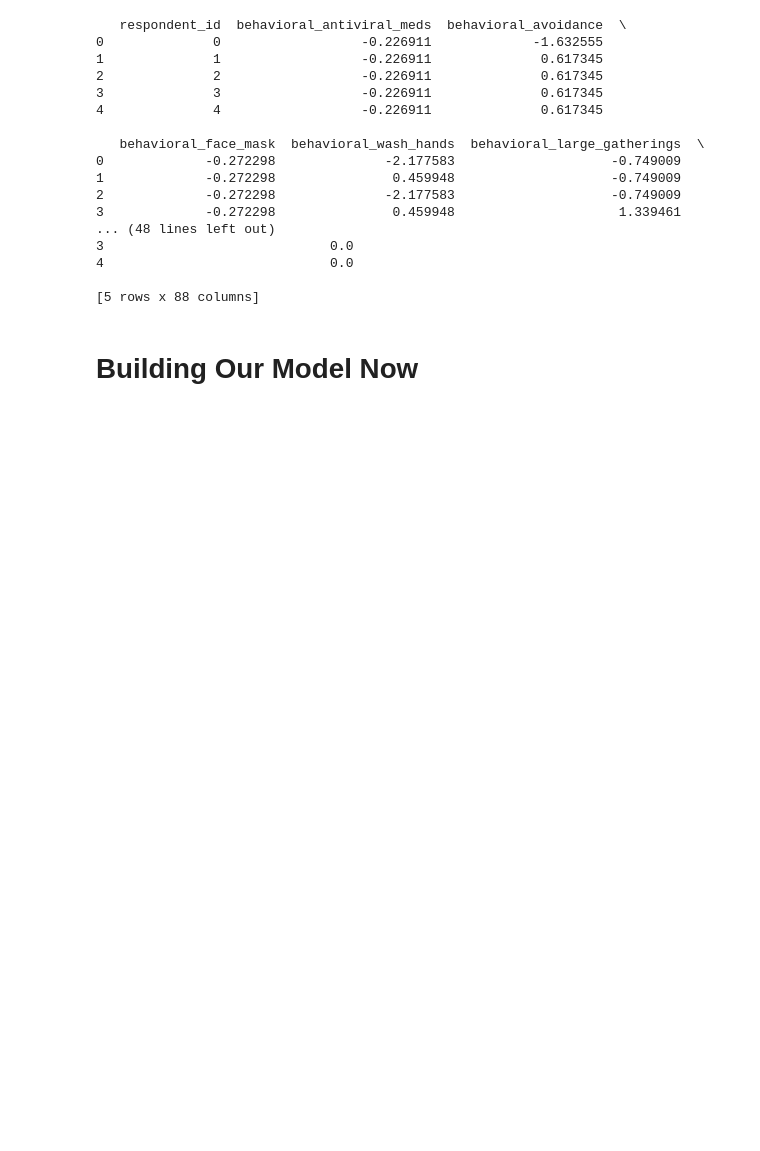
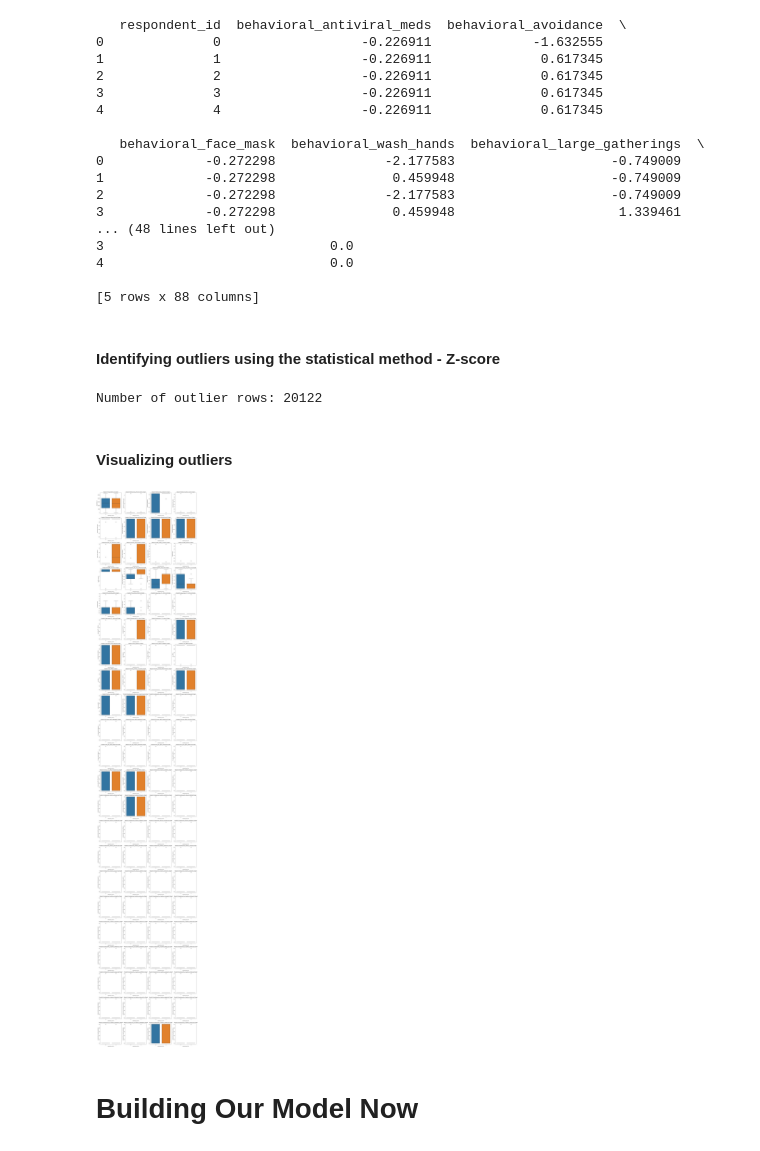
Before and after one commit to matjoee/dsc-final-project-phase-3, a Jupyter notebook: index.ipynb, the cells around one changed output. Drawn from its saved outputs; the diff is of its cells as text; code cells hidden in the pictures; blank space fills up the shorter version.

```diff
--- a/index.ipynb
+++ b/index.ipynb
@@ -243,6 +204,46 @@ print(train_df_encoded.head())
 4                             0.0
 
 [5 rows x 88 columns]
+# %% [markdown]
+#### Identifying outliers using the statistical method - Z-score
+# %%
+from scipy import stats
+
+# Compute Z-scores
+z_scores = stats.zscore(train_df_encoded.select_dtypes(include=[float, int]))
+
+# Identify outliers based on Z-score (commonly, |z| > 3)
+outliers = (abs(z_scores) > 3).any(axis=1)
+print(f"Number of outlier rows: {outliers.sum()}")
+# %% [output]
+Number of outlier rows: 20122
+# %% [markdown]
+#### Visualizing outliers
+# %%
+# Plotting outliers
+import matplotlib.pyplot as plt
+import seaborn as sns
+import math
+
+# combining features and target
+X = train_df_encoded
+y = training_labels["seasonal_vaccine"]
+combined_df = pd.concat([X, y], axis=1)
+
+n_features = len(X.columns)
+n_cols = 4  # Number of columns in the grid
+n_rows = math.ceil(n_features / n_cols)  # Number of rows in the grid
+
+plt.figure(figsize=(20, n_rows * 5))  # Adjust height based on number of rows
+
+for i, column in enumerate(X.columns, 1):
+    plt.subplot(n_rows, n_cols, i)
+    sns.boxplot(x=y, y=combined_df[column])
+    plt.title(f"Boxplot of {column} by Target")
+plt.tight_layout()
+plt.show()
+# %% [output]
+[figure, added]
 # %% [markdown]
 # Building Our Model Now
 # %% [markdown]
```
Also changed, not shown: parts of 24 cells of this notebook, 1 other file.
